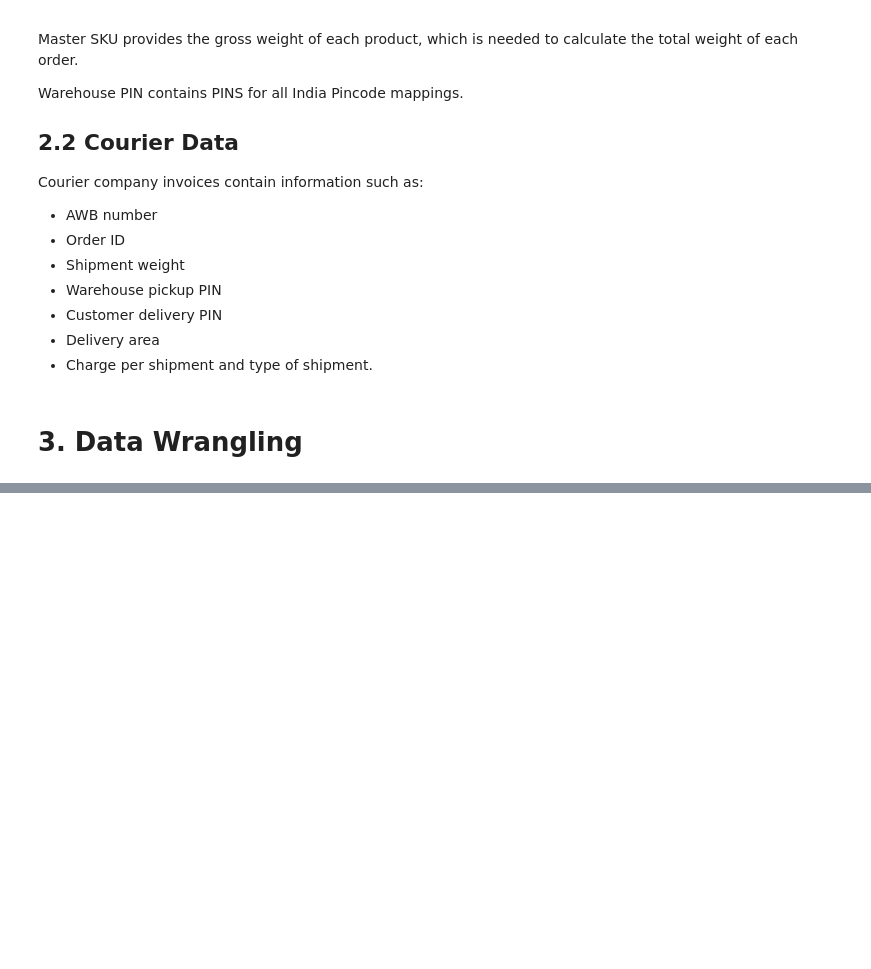
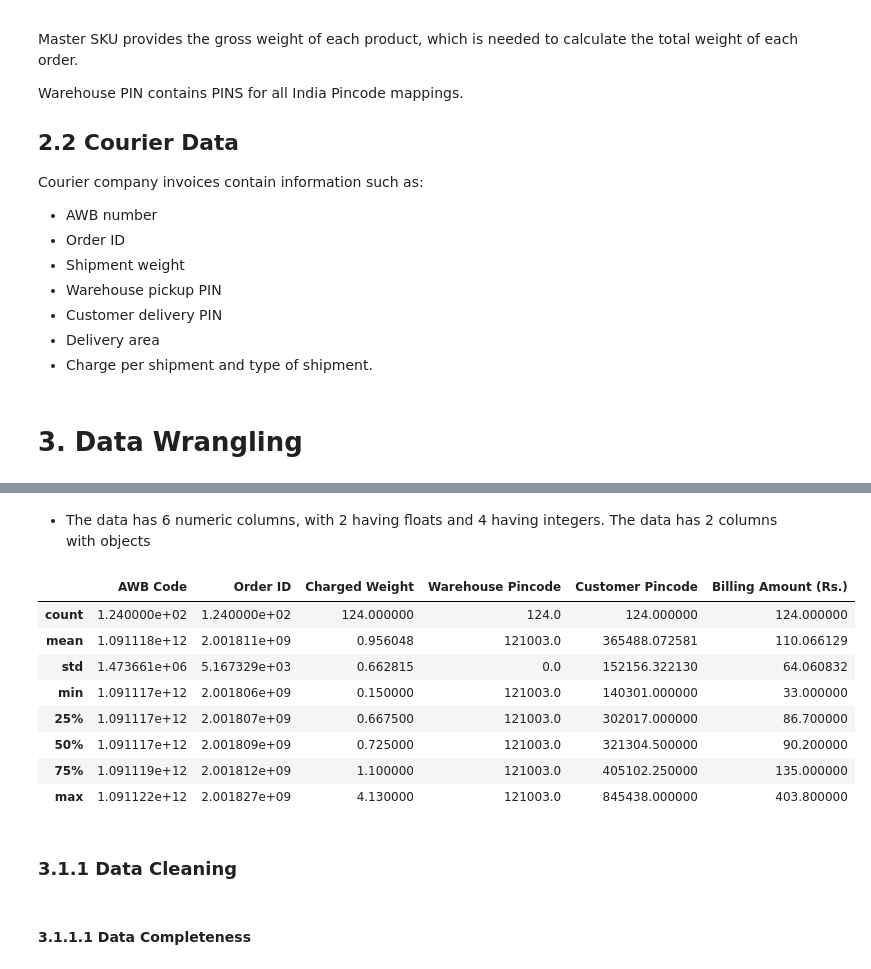
Before and after one commit to Mercy-Njambi/B2B-Ecommerce-Fraud, a Jupyter notebook: notebooks/Data Analysis.ipynb, the cells around one changed output, grey strips where cells are left out. Drawn from its saved outputs; the diff is of its cells as text; code cells hidden in the pictures; blank space fills up the shorter version.

Commit message:
Data cleaning on invoice dataset

```diff
--- a/notebooks/Data Analysis.ipynb
+++ b/notebooks/Data Analysis.ipynb
@@ -56,0 +96,20 @@ courier_rates = pd.read_csv(r'C:\Users\w.selen.KEEMBLT0011\Desktop\Mercy\DataSci
+# %% [markdown]
+- The data has 6 numeric columns, with 2 having floats and 4 having integers. The data has 2 columns with objects
+# %%
+# looking at the statistics of the different columns
+
+invoice.describe()
+# %% [output]
+|  | AWB Code | Order ID | Charged Weight | Warehouse Pincode | Customer Pincode | Billing Amount (Rs.) |
+| count | 1.240000e+02 | 1.240000e+02 | 124.000000 | 124.0 | 124.000000 | 124.000000 |
+| mean | 1.091118e+12 | 2.001811e+09 | 0.956048 | 121003.0 | 365488.072581 | 110.066129 |
+| std | 1.473661e+06 | 5.167329e+03 | 0.662815 | 0.0 | 152156.322130 | 64.060832 |
+| min | 1.091117e+12 | 2.001806e+09 | 0.150000 | 121003.0 | 140301.000000 | 33.000000 |
+| 25% | 1.091117e+12 | 2.001807e+09 | 0.667500 | 121003.0 | 302017.000000 | 86.700000 |
+| 50% | 1.091117e+12 | 2.001809e+09 | 0.725000 | 121003.0 | 321304.500000 | 90.200000 |
+| 75% | 1.091119e+12 | 2.001812e+09 | 1.100000 | 121003.0 | 405102.250000 | 135.000000 |
+| max | 1.091122e+12 | 2.001827e+09 | 4.130000 | 121003.0 | 845438.000000 | 403.800000 |
+# %% [markdown]
+### 3.1.1 Data Cleaning
+# %% [markdown]
+#### 3.1.1.1 Data Completeness
```
Also changed, not shown: parts of 24 cells of this notebook.
